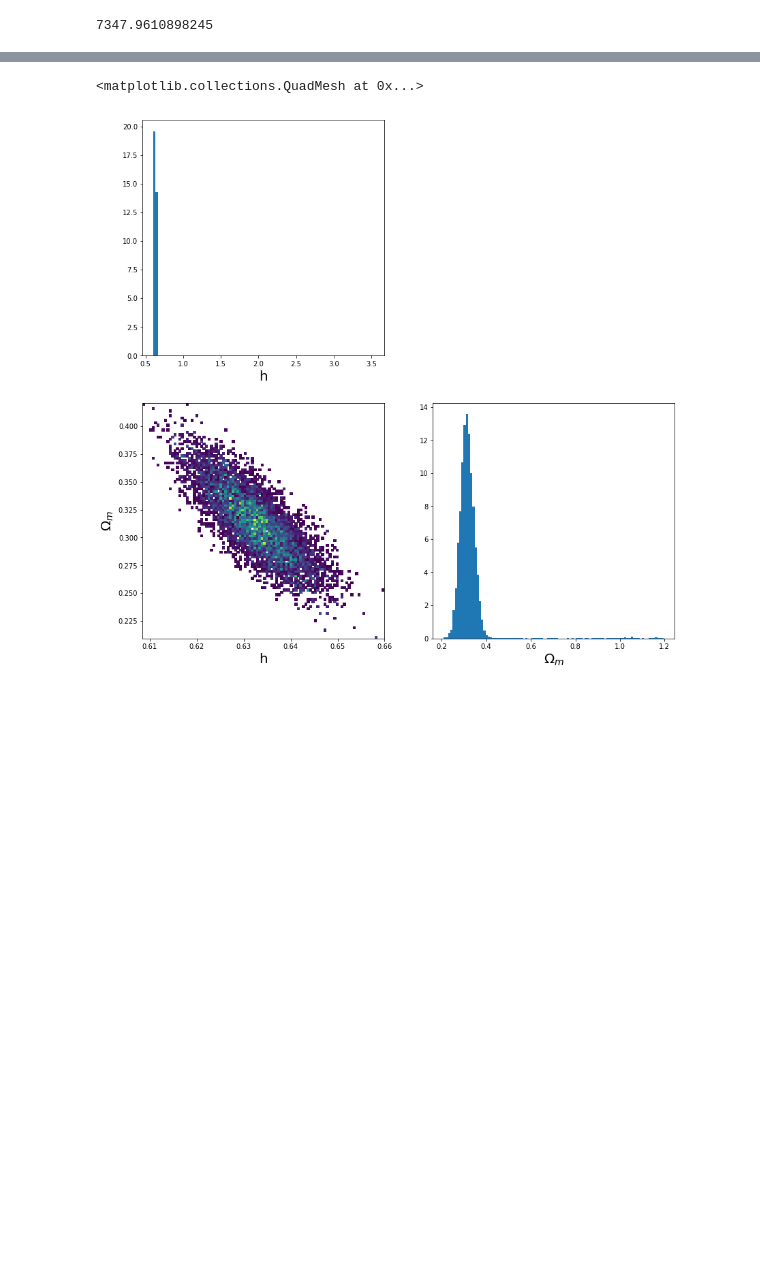
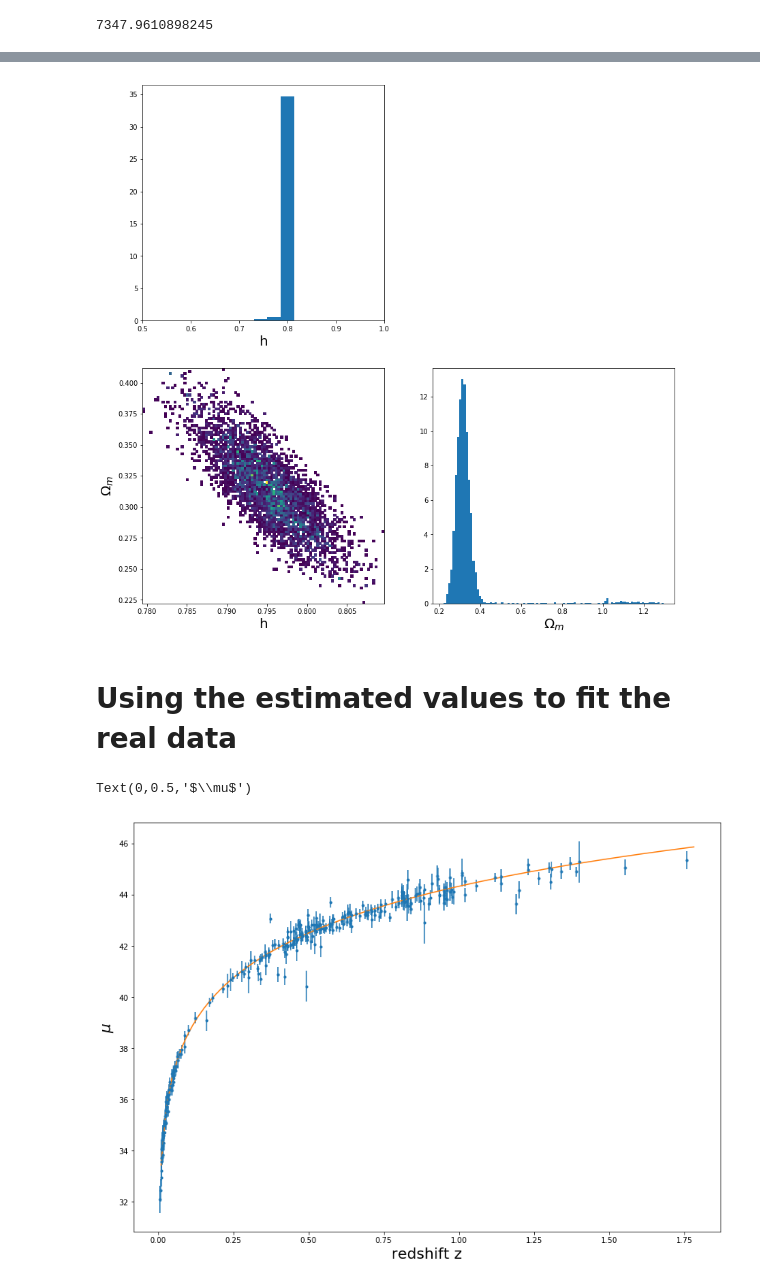
Before and after one commit to teresitasu/MCMC_IGM, a Jupyter notebook: MCMC_supernova.ipynb, the cells around one changed output, grey strips where cells are left out. Cells and saved outputs as stored; diff of their text form; code cells hidden in the pictures; blank space fills up the shorter version.

```diff
--- a/MCMC_supernova.ipynb
+++ b/MCMC_supernova.ipynb
@@ -174,7 +214,7 @@ func_DL(h,redshift,OmegaM)
 ### #1. Define the model
 
 def mu_model(h,redshift, OmegaM):
-    return 25. + 5.*np.log10(func_DL(h,redshift,OmegaM))
+    return 25. - (5.*np.log10(h)) + 5.*np.log10(func_DL(h,redshift,OmegaM))
 
 #2. Make a Likelihood function
 def likelihood(h,redshift, OmegaM, mu_data, error):
@@ -245,7 +285,7 @@ plt.clf()
 fig.add_subplot(221)
 plt.hist(h_mcmc[:],bins=100,normed=True,orientation='vertical')#,weights=n.ones(Ns)*0.25)
 plt.xlabel("h", size =20)
-#plt.xlim(-0.2,1.5)
+plt.xlim(0.5,1.0)
 fig.add_subplot(224)
 plt.hist(Omega_m_mcmc[:],bins=100,normed=True)#,weights=n.ones(Ns)*0.25)
 plt.xlabel("$\Omega_m$", size = 20)
@@ -259,6 +299,21 @@ plt.xlabel("h", size =20)
 plt.ylabel("$\Omega_m$", size = 20)
 Hmasked = np.ma.masked_where(H==0,H)
 plt.pcolormesh(xedges,yedges,Hmasked/Hmasked.max())
+plt.savefig("corner_plot_MCMC.jpg")
 # %% [output]
-<matplotlib.collections.QuadMesh at 0x...>
-[figure, old version]
+[figure, new version]
+# %% [markdown]
+# Using the estimated values to fit the real data
+# %%
+plt.figure(figsize=(14,10))
+#From MCMC [plot above]
+h_mcmc = 0.79
+Omega_m_mcmc = 0.315
+plt.errorbar(SNe_file_data['  z'], SNe_file_data['  mu'], yerr=SNe_file_data['sigma'], xerr=None, marker = '.' , linestyle = 'None')
+x_dummy = np.linspace(0.01,1.78,100)
+plt.plot(x_dummy, mu_model(h_mcmc,x_dummy,Omega_m_mcmc))
+plt.xlabel('redshift z', size = 20)
+plt.ylabel(r'$\mu$', size = 20)
+# %% [output]
+Text(0,0.5,'$\\mu$')
+[figure, added]
```
Also changed, not shown: parts of 10 cells of this notebook.
